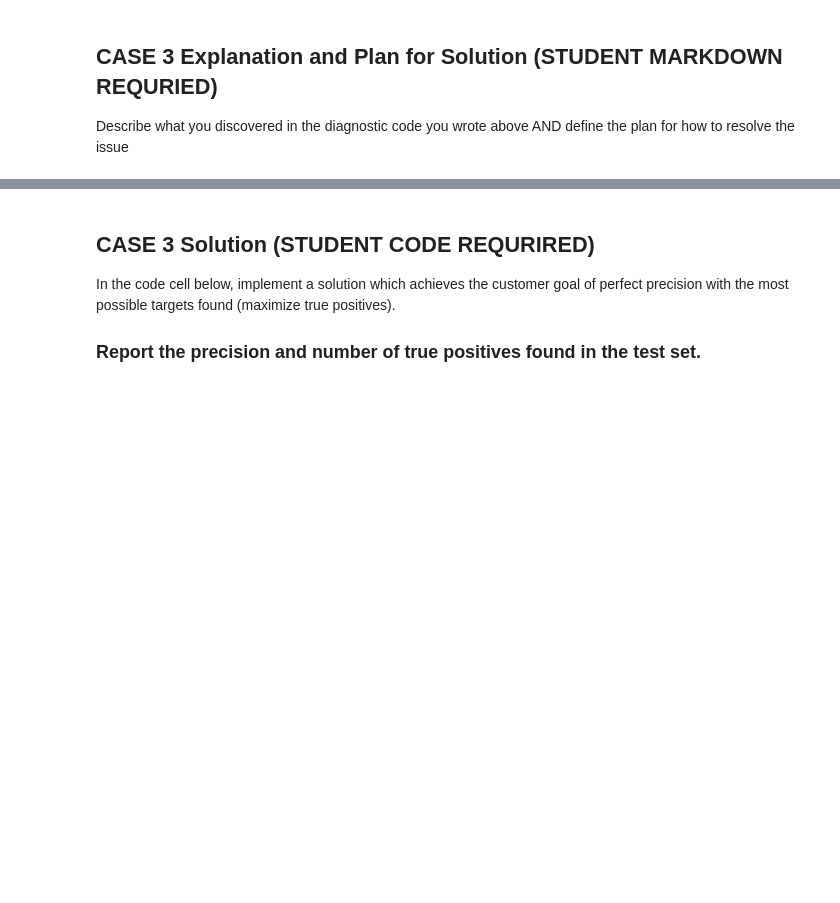
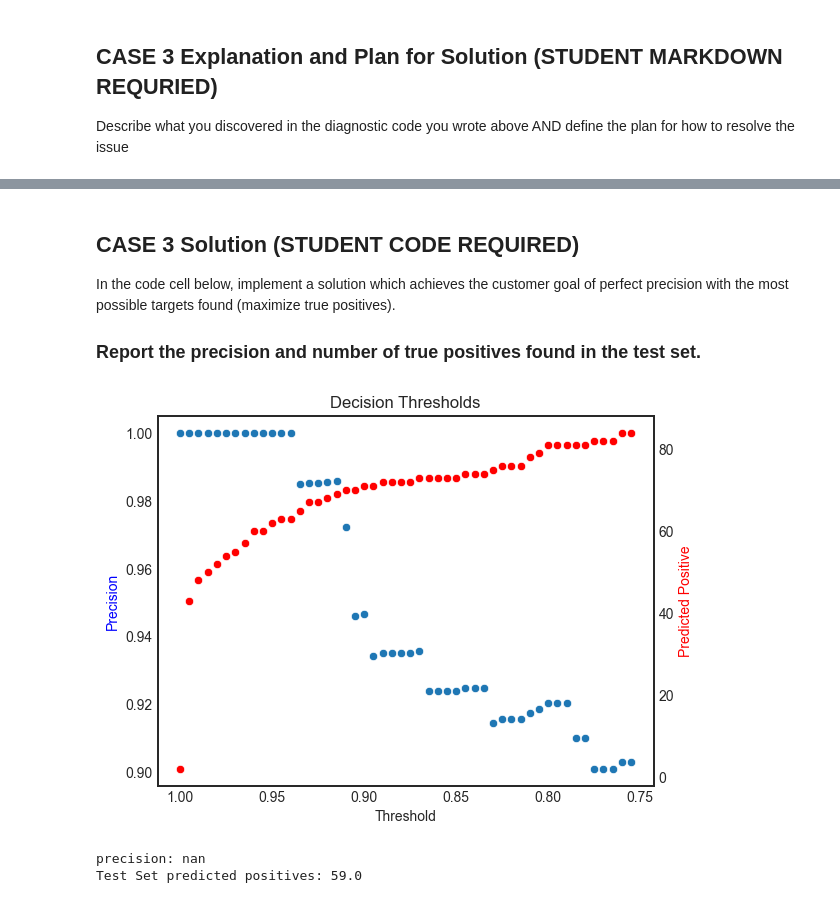
Before and after one commit to bhosley/Schoolwork, a Jupyter notebook: 2023Q2 - Statistical Machine Learning/HW 5/HW5_HOSLEY_BRANDON.ipynb, the cells around one changed output, grey strips where cells are left out. Saved outputs shown, nothing was run; the diff lists cells and outputs as text; code cells hidden in the pictures; blank space fills up the shorter version.

```diff
--- a/2023Q2 - Statistical Machine Learning/HW 5/HW5_HOSLEY_BRANDON.ipynb
+++ b/2023Q2 - Statistical Machine Learning/HW 5/HW5_HOSLEY_BRANDON.ipynb
@@ -493,5 +562,5 @@ Describe what you discovered in the diagnostic code you wrote above AND define t
 # %% [markdown]
-## CASE 3 Solution (STUDENT CODE REQURIRED)
+## CASE 3 Solution (STUDENT CODE REQUIRED)
 
 In the code cell below, implement a solution which achieves the customer goal of perfect precision with the most possible targets found (maximize true positives).
 
@@ -499,23 +568,66 @@ In the code cell below, implement a solution which achieves the customer goal of
 # %%
 # CASE 3 SOLUTION
 
 
 test_prec = None #placeholder for test set precision
 test_TP =None #placeholder for test set TRUE POSITIVE count (an integer)
 
 X_non_test = c3_non_test_df.loc[:,['X1','X2']].values
 y_non_test = c3_non_test_df.Class.values
 
 X_test = c3_test_df.loc[:,['X1','X2']].values
 y_test = c3_test_df.Class.values
 
 clf = QuadraticDiscriminantAnalysis()  #you will need to train a model of this type
 
 # --------- START STUDENT CODE -------------
 
+clf.fit(X, y)
+preds_non_test = clf.predict_proba(c3_non_test_df.loc[:,['X1','X2']])
+
+# Based on Pure Threshold
+trRes = []
+n = 200 # The number of measurements to take
+for i in range(n,int(0.75*n),-1):
+    threshold = i/n
+    y_hat_non_test = (preds_non_test[:,1]>=threshold)*1.0
+    predPos = y_hat_non_test==1
+    truePos = (c3_non_test_df['Class'].values==1)
+    tn, fp, fn, tp = confusion_matrix(truePos, predPos).ravel()
+    #tp, fn, fp, tn = confusion_matrix(truePos, predPos).ravel()
+    pre = tp/(tp+fp)
+    trRes.append([threshold,pre,tp])
+
+train_results = pd.DataFrame(trRes,columns=['Threshold','Precision','Predicted Positive'])
+
+fig, ax = plt.subplots()
+sns.scatterplot(x='Threshold', y='Precision', data=train_results, ax=ax)
+ax2 = ax.twinx()
+sns.scatterplot(x='Threshold', y='Predicted Positive', data=train_results, ax=ax2, color='r')
+ax.yaxis.get_label().set_color('b')
+ax2.yaxis.get_label().set_color('r')
+plt.title('Decision Thresholds')
+plt.gca().invert_xaxis()
+plt.show()
+
 #after fitting a model, evaluate it and compute the test_prec and test_TP on the test set data
 
+preds_test = clf.predict_proba(c3_test_df.loc[:,['X1','X2']])
+
+desired_precision = 0.975
+y_hat_test = (preds_test[:,1]>=desired_precision)*1.0
+
+predPos = y_hat_test==1
+test_TP = predPos&(c3_test_df['Class'].values==1)
+test_prec = sum(test_TP*1.0)/sum(predPos*1.0)
+print("precision:", prec)
+print("Test Set predicted positives:",sum(test_TP*1.0))
+
 # --------- END STUDENT CODE -------------
+# %% [output]
+[figure, added]
+precision: nan
+Test Set predicted positives: 59.0
 # %%
 
 
```
Also changed, not shown: parts of 7 cells of this notebook.
